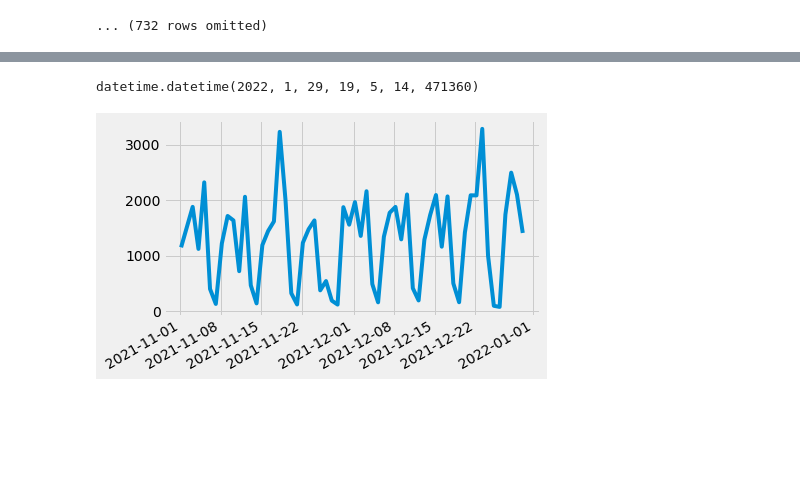
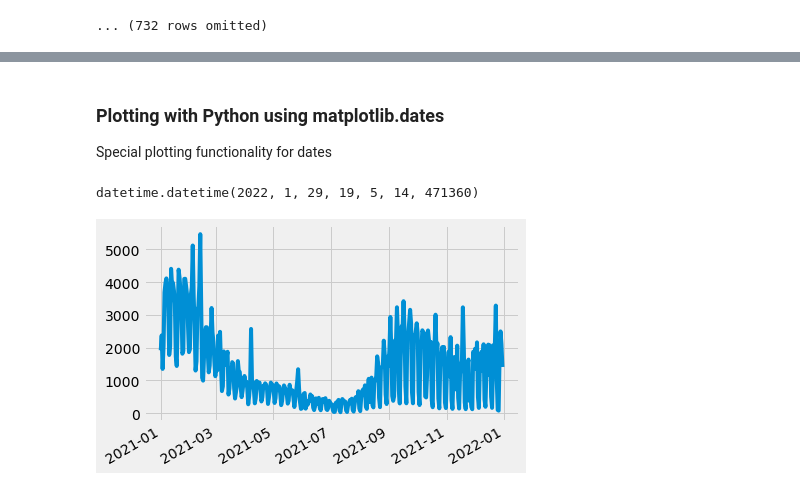
Before and after one commit to DataScienceTempleFirst/EDS, a Jupyter notebook: spring2022/examples/Dates and time plots example.ipynb, the cells around one changed output, grey strips where cells are left out. Saved outputs shown, nothing was run; the diff lists cells and outputs as text; code cells hidden in the pictures; blank space fills up the shorter version.

Commit message:
Update Dates and time plots example.ipynb
Improve example as a reference

```diff
--- a/spring2022/examples/Dates and time plots example.ipynb
+++ b/spring2022/examples/Dates and time plots example.ipynb
@@ -35,6 +45,5 @@ time.time() # Seconds since common epoch
 # %%
-time1 = time.mktime(strptime('2021-11-01', '%Y-%m-%d'))
+time1 = time.mktime(strptime('2021-1-01', '%Y-%m-%d'))
 time2 = time.mktime(strptime('2021-12-31', '%Y-%m-%d')) # Seconds since epoch
-Late2021 = COVID.where(0,are.between(time1,time2))
-Late2021
+print(time1, time2)
 # %% [output]
@@ -41,0 +51,3 @@ NameError: name 'time' is not defined
+# %%
+C2021 = COVID.where(0,are.between(time1,time2))
+C2021
@@ -42,3 +67,6 @@ NameError: name 'time' is not defined
+# %% [markdown]
+### Plotting with Python using matplotlib.dates
+Special plotting functionality for dates
 # %%
 # see https://www.geeksforgeeks.org/matplotlib-pyplot-plot_date-in-python/
 import datetime as dt
@@ -62,17 +83,17 @@ y = range(len(x)) # many thanks to Kyss Tao for setting me straight here
 # %%
-# Input Data
-dates = Late2021.column('date')
-deaths = Late2021.column('deaths')
+# Input Data as arrays
+dates = C2021.column('date')
+deaths = C2021.column('deaths')
 # https://matplotlib.org/stable/api/dates_api.html
 #import matplotlib.pyplot as plt
 import matplotlib.dates as mdates
 sec = mdates.epoch2num(dates)
 date_fmt = '%d-%m-%y'
 loc = mdates.AutoDateLocator()
 fmt = mdates.AutoDateFormatter(loc)
 plt.gca().xaxis.set_major_formatter(fmt)
 plt.gca().xaxis.set_major_locator(loc)
 plt.plot(sec,deaths)
 plt.gcf().autofmt_xdate()
 # %% [output]
-[figure, old version]
+[figure, new version]
```
Also changed, not shown: parts of 9 cells of this notebook.
